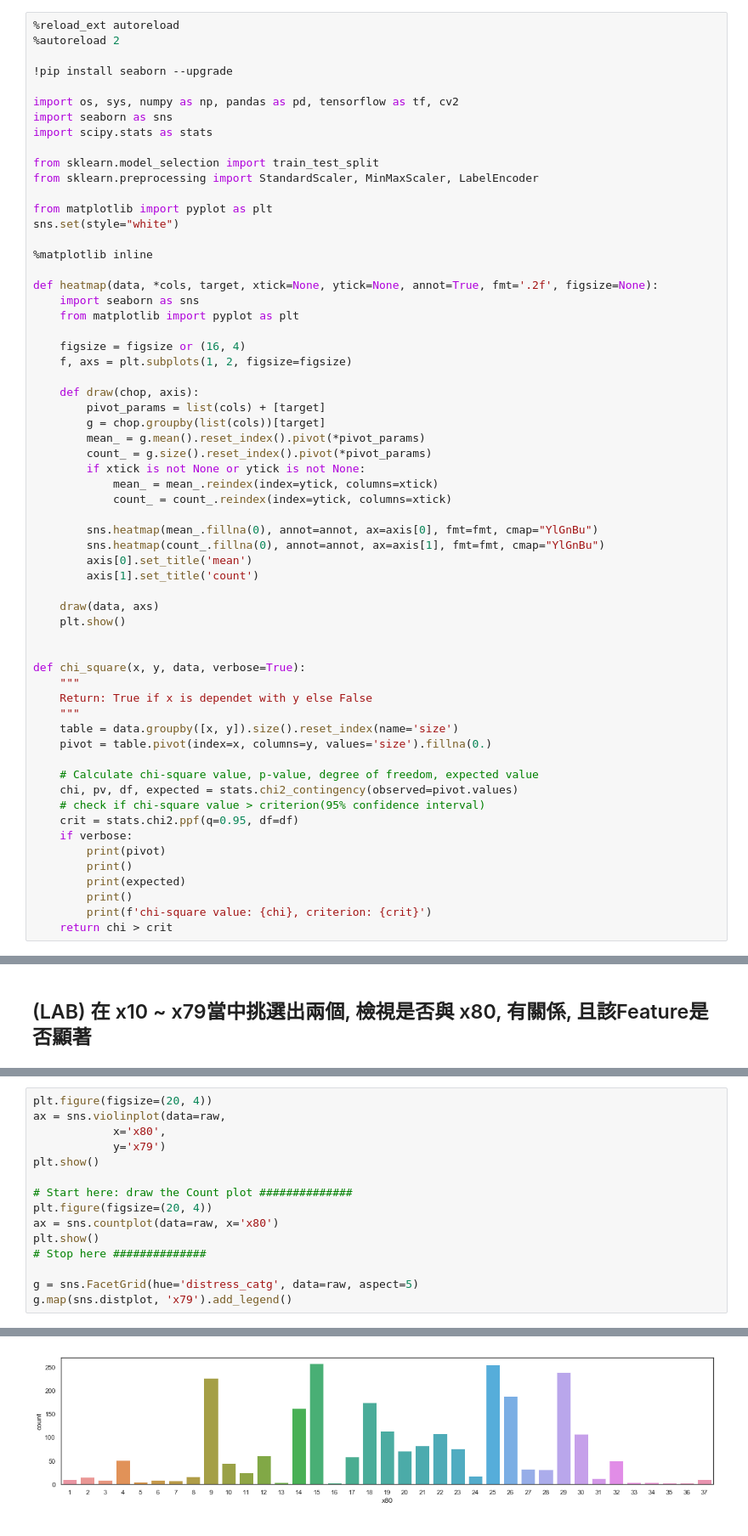
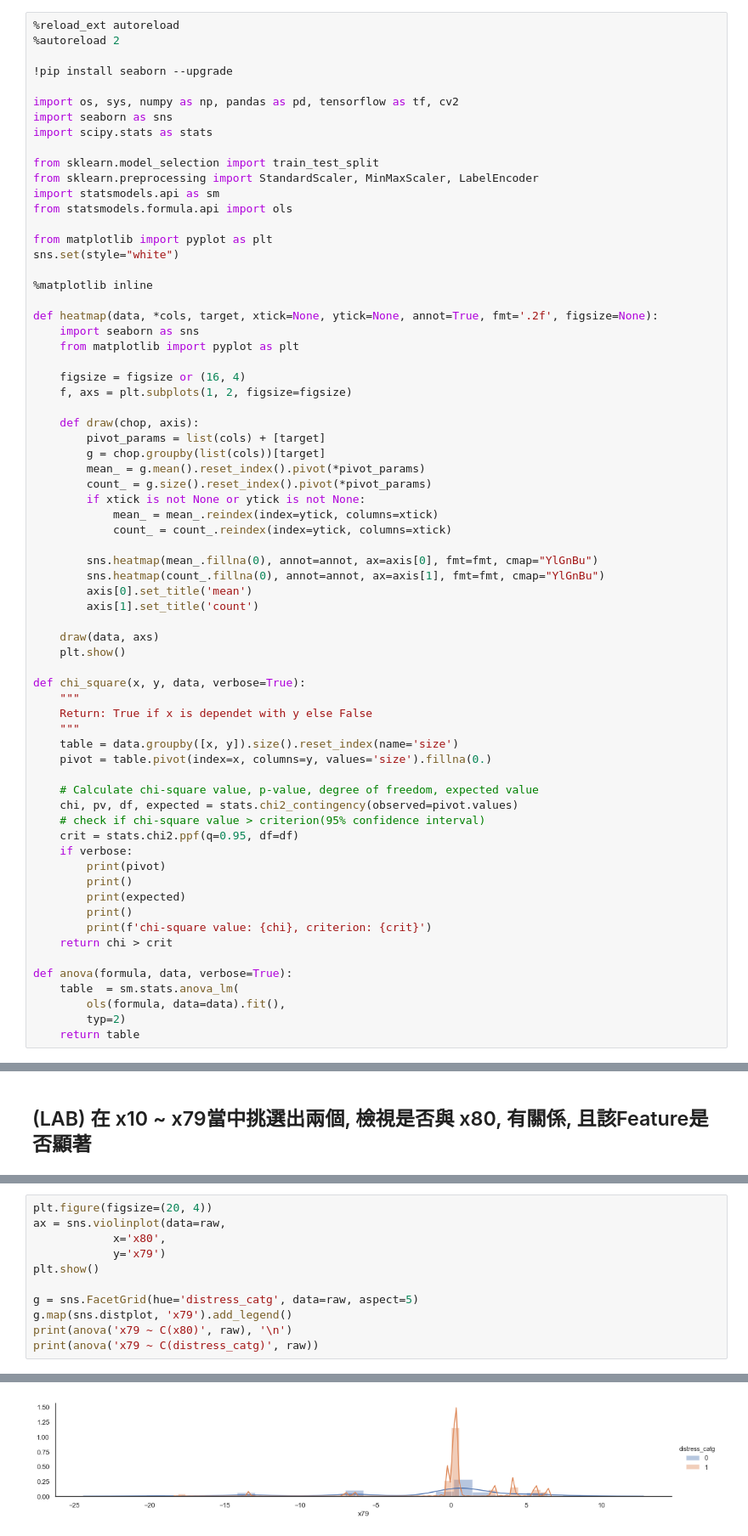
Before and after one commit to CloudMile/allianz_courses, a Jupyter notebook: use_case/solution/eda_financial_distress.ipynb, the cells around one changed output, grey strips where cells are left out. Shown at 85% size. Cells and saved outputs as stored; diff of their text form.

```diff
--- a/use_case/solution/eda_financial_distress.ipynb
+++ b/use_case/solution/eda_financial_distress.ipynb
@@ -12,6 +12,8 @@ import scipy.stats as stats
 
 from sklearn.model_selection import train_test_split
 from sklearn.preprocessing import StandardScaler, MinMaxScaler, LabelEncoder
+import statsmodels.api as sm
+from statsmodels.formula.api import ols
 
 from matplotlib import pyplot as plt
 sns.set(style="white")
@@ -42,7 +44,6 @@ def heatmap(data, *cols, target, xtick=None, ytick=None, annot=True, fmt='.2f',
     draw(data, axs)
     plt.show()
 
-
 def chi_square(x, y, data, verbose=True):
     """
     Return: True if x is dependet with y else False
@@ -61,4 +62,10 @@ def chi_square(x, y, data, verbose=True):
         print()
         print(f'chi-square value: {chi}, criterion: {crit}')
     return chi > crit
+
+def anova(formula, data, verbose=True):
+    table  = sm.stats.anova_lm(
+        ols(formula, data=data).fit(),
+        typ=2)
+    return table
 # %% [output]
@@ -317,13 +367,9 @@ ax = sns.violinplot(data=raw,
             y='x79')
 plt.show()
 
-# Start here: draw the Count plot ##############
-plt.figure(figsize=(20, 4))
-ax = sns.countplot(data=raw, x='x80')
-plt.show()
-# Stop here ##############
-
 g = sns.FacetGrid(hue='distress_catg', data=raw, aspect=5)
 g.map(sns.distplot, 'x79').add_legend()
+print(anova('x79 ~ C(x80)', raw), '\n')
+print(anova('x79 ~ C(distress_catg)', raw))
 # %% [output]
 [figure]
@@ -330 +383 @@ g.map(sns.distplot, 'x79').add_legend()
-[figure, old version]
+[figure, new version]
```
Also changed, not shown: parts of 57 cells of this notebook, 2 other files.
